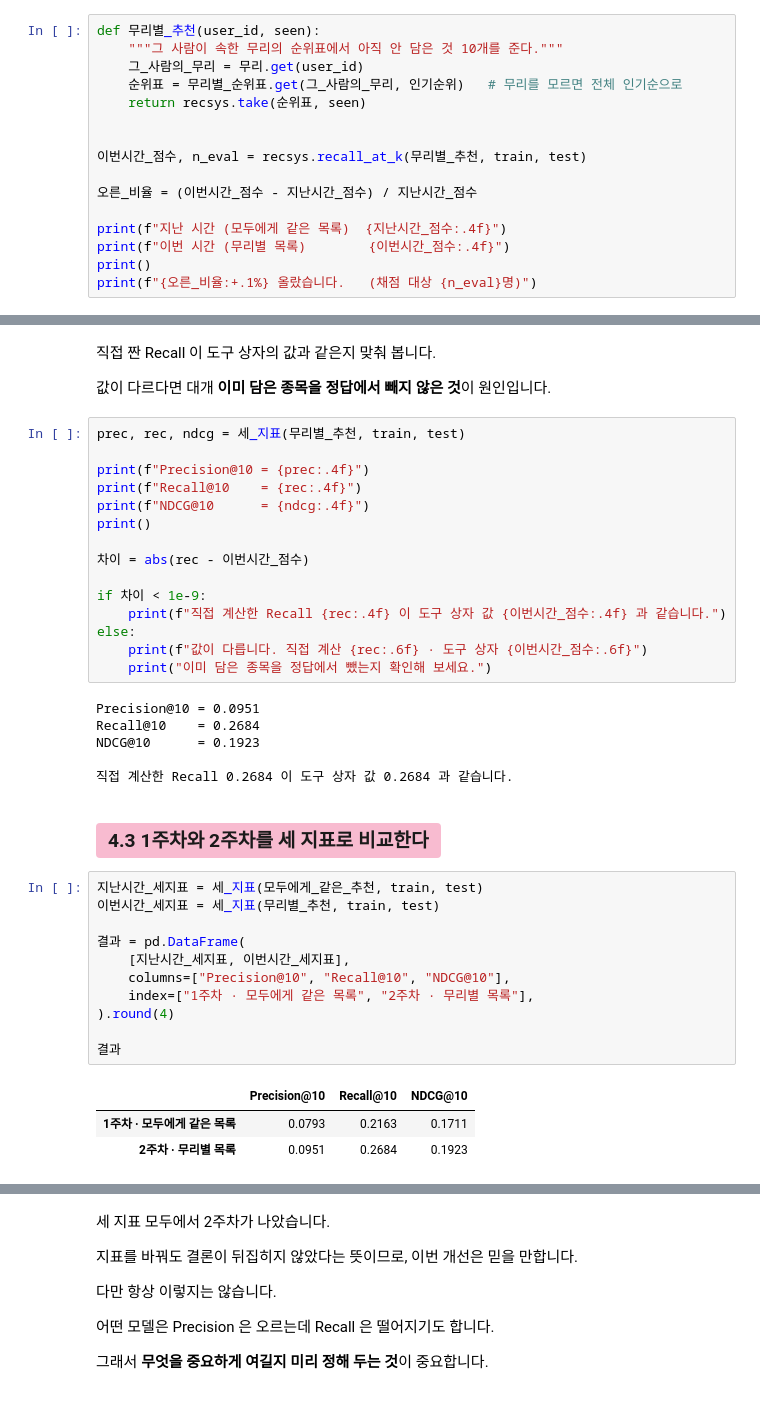
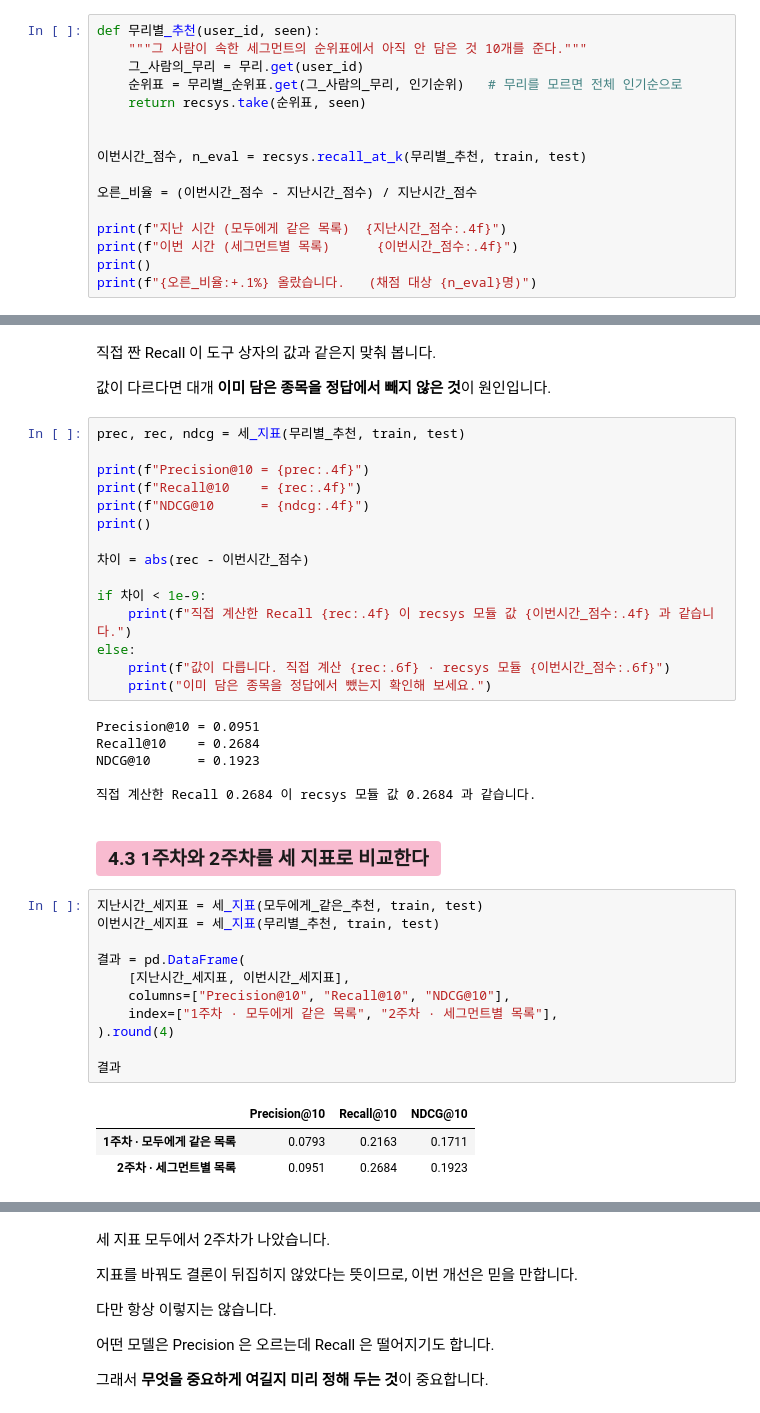
Before and after one commit to welovecherry/recsys, a Jupyter notebook: notebooks/02_rules_metrics.ipynb, the cells around one changed output, grey strips where cells are left out. Cells and saved outputs as stored; diff of their text form.

```diff
--- a/notebooks/02_rules_metrics.ipynb
+++ b/notebooks/02_rules_metrics.ipynb
@@ -461,7 +464,7 @@ Leveraged|4 무리의 상위 3개 :
     KODEX KOSDAQ 150 Leverage
 # %%
 def 무리별_추천(user_id, seen):
-    """그 사람이 속한 무리의 순위표에서 아직 안 담은 것 10개를 준다."""
+    """그 사람이 속한 세그먼트의 순위표에서 아직 안 담은 것 10개를 준다."""
     그_사람의_무리 = 무리.get(user_id)
     순위표 = 무리별_순위표.get(그_사람의_무리, 인기순위)   # 무리를 모르면 전체 인기순으로
     return recsys.take(순위표, seen)
@@ -472,7 +475,7 @@ def 무리별_추천(user_id, seen):
 오른_비율 = (이번시간_점수 - 지난시간_점수) / 지난시간_점수
 
 print(f"지난 시간 (모두에게 같은 목록)  {지난시간_점수:.4f}")
-print(f"이번 시간 (무리별 목록)        {이번시간_점수:.4f}")
+print(f"이번 시간 (세그먼트별 목록)      {이번시간_점수:.4f}")
 print()
 print(f"{오른_비율:+.1%} 올랐습니다.   (채점 대상 {n_eval}명)")
 # %% [output]
@@ -723,33 +726,33 @@ print()
 차이 = abs(rec - 이번시간_점수)
 
 if 차이 < 1e-9:
-    print(f"직접 계산한 Recall {rec:.4f} 이 도구 상자 값 {이번시간_점수:.4f} 과 같습니다.")
+    print(f"직접 계산한 Recall {rec:.4f} 이 recsys 모듈 값 {이번시간_점수:.4f} 과 같습니다.")
 else:
-    print(f"값이 다릅니다. 직접 계산 {rec:.6f} · 도구 상자 {이번시간_점수:.6f}")
+    print(f"값이 다릅니다. 직접 계산 {rec:.6f} · recsys 모듈 {이번시간_점수:.6f}")
     print("이미 담은 종목을 정답에서 뺐는지 확인해 보세요.")
 # %% [output]
 Precision@10 = 0.0951
 Recall@10    = 0.2684
 NDCG@10      = 0.1923
 
-직접 계산한 Recall 0.2684 이 도구 상자 값 0.2684 과 같습니다.
+직접 계산한 Recall 0.2684 이 recsys 모듈 값 0.2684 과 같습니다.
 # %% [markdown]
 ### <mark style="display:block; background:#f8bbd0; color:#1a1a1a; padding:6px 12px; border-radius:4px">4.3 1주차와 2주차를 세 지표로 비교한다</mark>
 # %%
 지난시간_세지표 = 세_지표(모두에게_같은_추천, train, test)
 이번시간_세지표 = 세_지표(무리별_추천, train, test)
 
 결과 = pd.DataFrame(
     [지난시간_세지표, 이번시간_세지표],
     columns=["Precision@10", "Recall@10", "NDCG@10"],
-    index=["1주차 · 모두에게 같은 목록", "2주차 · 무리별 목록"],
+    index=["1주차 · 모두에게 같은 목록", "2주차 · 세그먼트별 목록"],
 ).round(4)
 
 결과
 # %% [output]
 |  | Precision@10 | Recall@10 | NDCG@10 |
 | 1주차 · 모두에게 같은 목록 | 0.0793 | 0.2163 | 0.1711 |
-| 2주차 · 무리별 목록 | 0.0951 | 0.2684 | 0.1923 |
+| 2주차 · 세그먼트별 목록 | 0.0951 | 0.2684 | 0.1923 |
 # %%
 # 그래프를 그립니다. subplots 부터 show 까지는 한 셀에 붙어 있어야 그림이 한 번만 나옵니다.
 fig, ax = plt.subplots(figsize=(8, 4))
```
Also changed, not shown: parts of 10 cells of this notebook.
